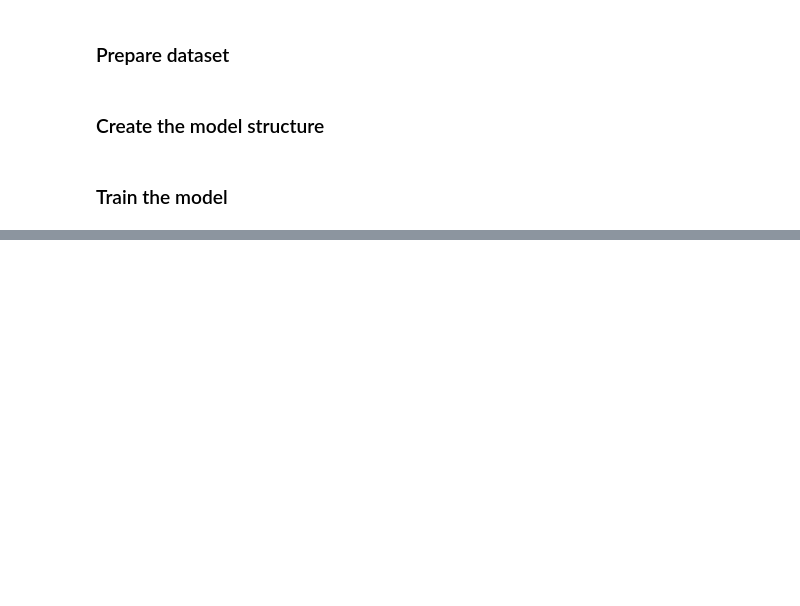
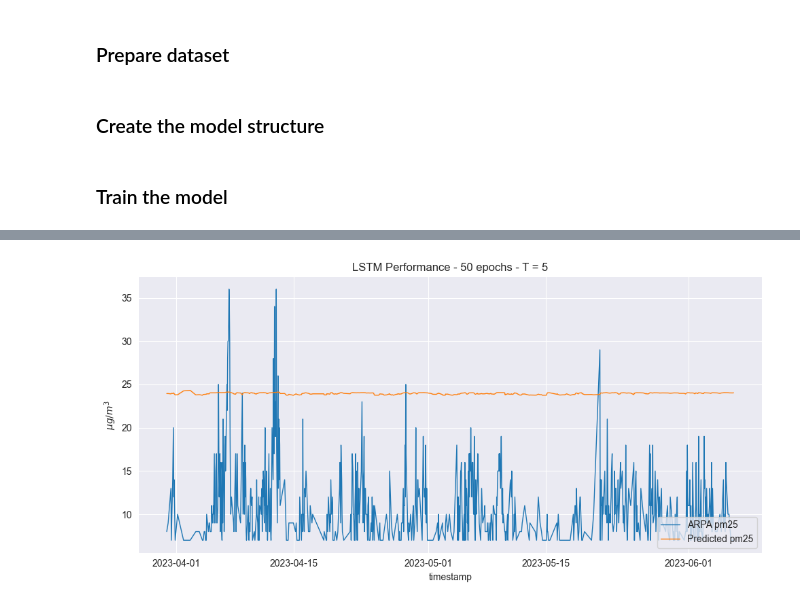
Before and after one commit to lolloberga/quantum_weather_station, a Jupyter notebook: model/LSTM.ipynb, the cells around one changed output, grey strips where cells are left out. Drawn from its saved outputs; the diff is of its cells as text; code cells hidden in the pictures; blank space fills up the shorter version.

```diff
--- a/model/LSTM.ipynb
+++ b/model/LSTM.ipynb
@@ -189,20 +235,17 @@ class MyLSTM(nn.Module):
 ### Train the model
 # %%
 # Define the hyperparameters
-INPUT_SIZE      = HIDDEN_SIZE = 64 # a time window of 64-hour
+INPUT_SIZE      = D
+HIDDEN_SIZE     = 512
 OUTPUT_SIZE     = 1
-LEARNING_RATE   = 0.001
+LEARNING_RATE   = 0.01
 NUM_EPOCHS      = 50
 
 # Instantiate the model
-model           = MyLSTM(INPUT_SIZE, HIDDEN_SIZE, OUTPUT_SIZE)
+model           = MyLSTM(D, HIDDEN_SIZE, 2, OUTPUT_SIZE)
 
 # Define the loss function and optimizer
 criterion       = nn.MSELoss()
-optimizer       = optim.Adam(model.parameters(), lr=LEARNING_RATE)
-
-# Create a data loader
-train_loader    = DataLoader(train_data, batch_size=HIDDEN_SIZE, shuffle=False,
-                              sampler=SequentialSampler(train_data), pin_memory=False)
+optimizer       = torch.optim.SGD(model.parameters(), lr=LEARNING_RATE, momentum=0.9, weight_decay=1e-4)
 # %%
 # Train the model
@@ -225,0 +282,26 @@ ValueError: too many values to unpack (expected 2)
+# %%
+test_target         = y_test.cpu().detach().numpy()
+test_predictions    = []
+
+for i in tqdm(range(len(test_target)), desc='Preparing predictions'):
+    input_  = X_test[i].reshape(1, T, D)
+    p       = model(input_)[0,0].item()
+    test_predictions.append(p)
+
+plot_len        = len(test_predictions)
+plot_df         = df[['timestamp', 'y']].copy(deep=True)
+plot_df         = plot_df.iloc[-plot_len:]
+plot_df['pred'] = test_predictions
+plot_df.set_index('timestamp', inplace=True)
+# %%
+_, ax = plt.subplots(1, 1, figsize=(10, 5))
+ax.plot(plot_df['y'], label='ARPA pm25', linewidth=1)
+ax.plot(plot_df['pred'], label='Predicted pm25', linewidth=1)
+ax.set_xlabel('timestamp')
+ax.set_ylabel(r'$\mu g/m^3$')
+ax.set_title(f'LSTM Performance - {NUM_EPOCHS} epochs - T = {T}')
+ax.legend(loc='lower right')
+plt.tight_layout()
+plt.show()
+# %% [output]
+[figure, added]
```
Also changed, not shown: parts of 7 cells of this notebook, 6 other files.
